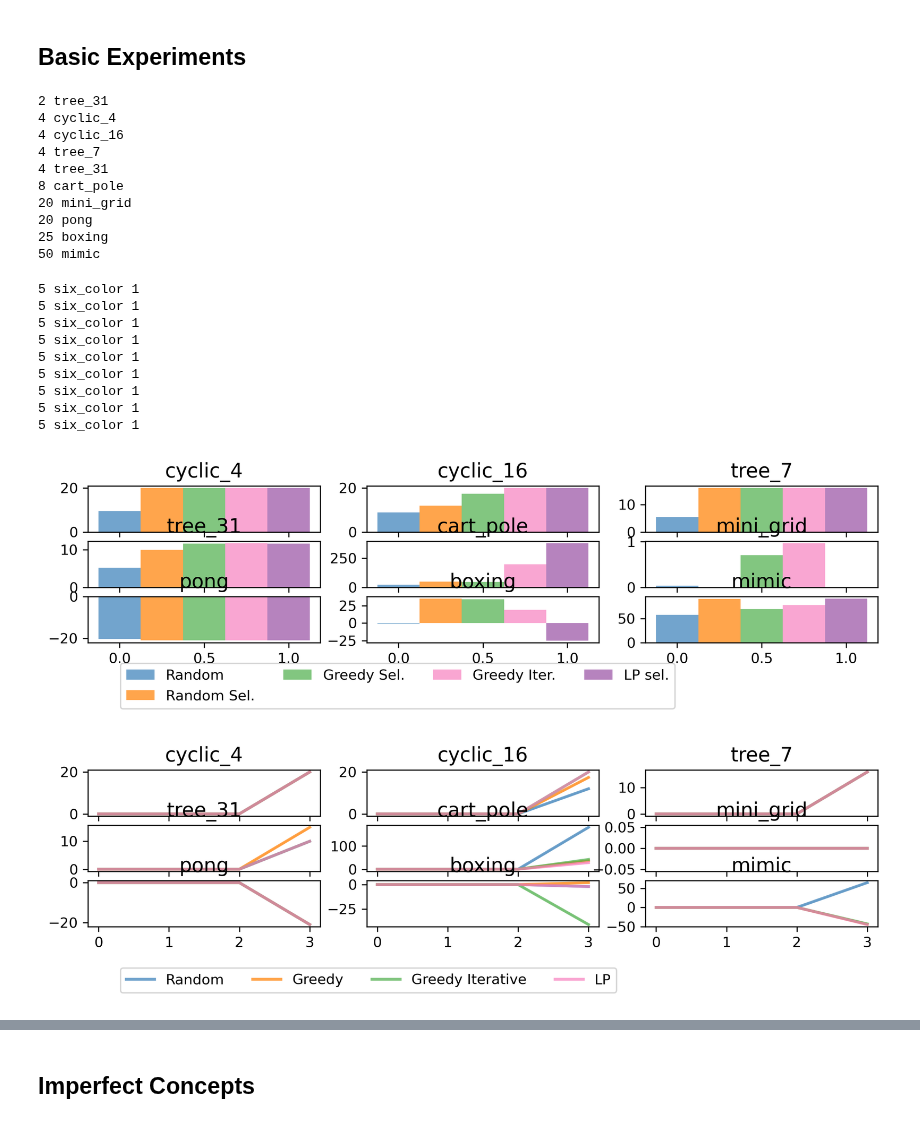
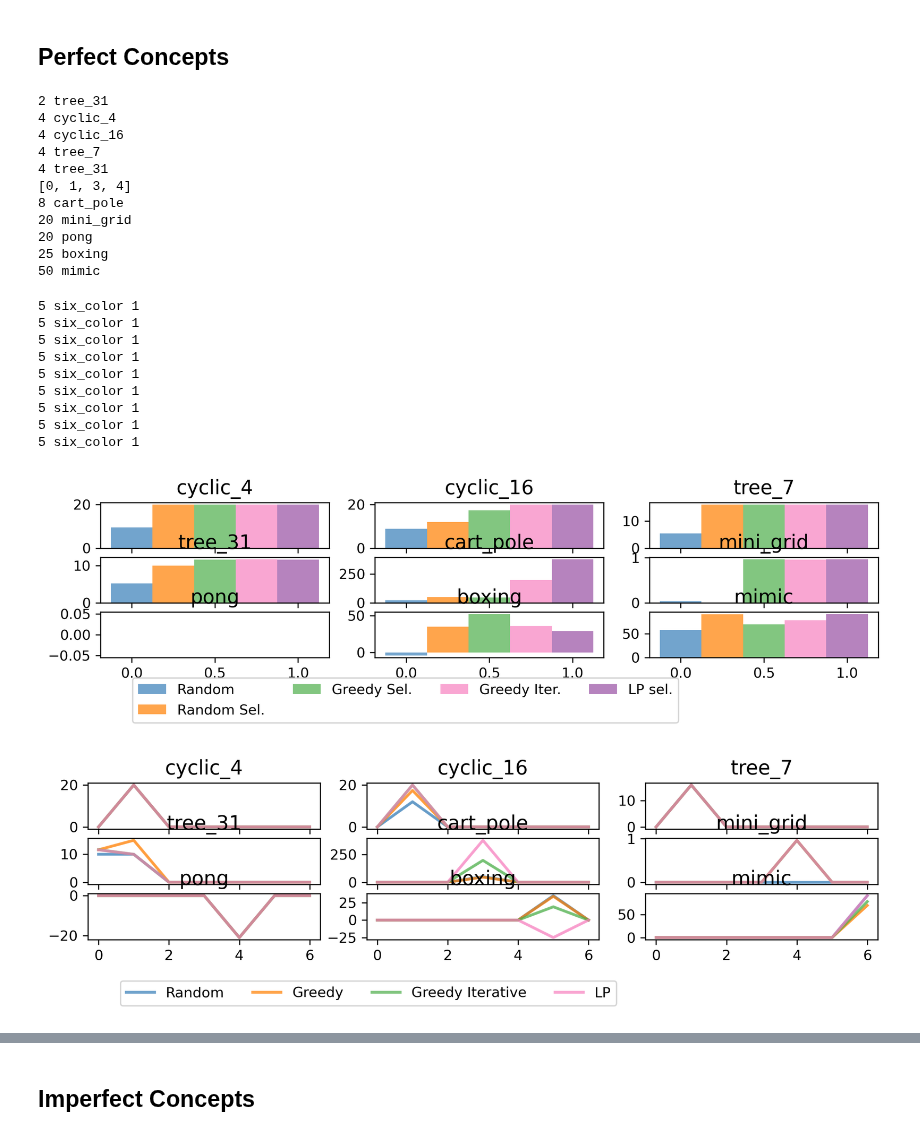
Before and after one commit to naveenr414/concept_decisions, a Jupyter notebook: scripts/notebooks/Plotting.ipynb, the cells around one changed output, grey strips where cells are left out. Cells and saved outputs as stored; diff of their text form; code cells hidden in the pictures.

```diff
--- a/scripts/notebooks/Plotting.ipynb
+++ b/scripts/notebooks/Plotting.ipynb
@@ -14,8 +14,8 @@ plt.rcParams['figure.dpi'] = 300
 plt.rcParams['savefig.dpi'] = 300
 # %%
 style_size = 'paper'
-# %% [markdown]
-## Basic Experiments
+# %% [markdown]
+## Perfect Concepts
 # %%
 training_times = {
     'cyclic_4':2500,
@@ -29,7 +29,7 @@ training_times = {
     'mimic': 250000,
 }
 # %%
-number_concepts = [2,4,6,8,20,25,50]
+number_concepts = [2,4,6,8,20,25,35,50]
 environments = ["cyclic_4","cyclic_16","tree_7","tree_31","cart_pole","mini_grid","pong","boxing","mimic"]
 
 random_results = [[0 for i in range(len(number_concepts))] for i in range(len(environments))]
@@ -45,6 +45,8 @@ for i,n in enumerate(number_concepts):
         if len(matching_params) == 0 or 'basic_comparison' not in matching_params[0]:
             res = [0,0,0,0,0]
         else:
+            if e == "cart_pole":
+                print(basic_comparison['lp']['concepts'])
             print(n,e)
             basic_comparison = matching_params[0]['basic_comparison']
             res = [
@@ -65,6 +67,7 @@ for i,n in enumerate(number_concepts):
 4 cyclic_16
 4 tree_7
 4 tree_31
+[0, 1, 3, 4]
 8 cart_pole
 20 mini_grid
 20 pong
@@ -105,7 +108,7 @@ num_by_env = {
     "tree_31": 2,
     "cart_pole": 8,
     "mini_grid": 20,
-    "pong": 20,
+    "pong": 35,
     "boxing": 25,
     "mimic": 50,
 }
@@ -114,34 +117,34 @@ for i in range(len(environments)):
     x_groups = list(range(5))
     idx = number_concepts.index(num_by_env[environments[i]])
     y_vals = [random_results[i][idx],random_selection[i][idx],
                 greedy_selection[i][idx],greedy_iterative_selection[i][idx],
                 lp_selection[i][idx]]
     x,y = index_to_tuple(i)
 
     d = {
         0: 'Random',
         1: 'Random Sel.',
         2: 'Greedy Sel.',
         3: 'Greedy Iter.',
         4: 'LP sel.'
     }
 
     plot_bar(ax[x][y],x_groups,y_vals,[0 for i in range(len(y_vals))], d,bar_format)
 
 legend_format = {'style_size': style_size,'type': 'is_global', 'loc': 'lower left', 'ncol': 4, 'bbox_to_anchor': (0.15,-0.25),'fontsize': 14}
 create_legend(fig,ax,plot_dimensions,legend_format)
 fig.savefig("../../results/figures/basic_comparison_methods.pdf",dpi=300, bbox_inches='tight')
 # %% [output]
 5 six_color 1
 5 six_color 1
 5 six_color 1
 5 six_color 1
 5 six_color 1
 5 six_color 1
 5 six_color 1
 5 six_color 1
 5 six_color 1
-[figure, old version]
+[figure, new version]
 # %%
 # Plot #concpet perf.
 # Plot Comparison for each env
@@ -185,4 +188,4 @@ legend_format = {'style_size': style_size,'type': 'is_global', 'loc': 'lower lef
 create_legend(fig,ax,plot_dimensions,legend_format)
 fig.savefig("../../results/figures/number_of_concepts_basic.pdf",dpi=300, bbox_inches='tight')
 # %% [output]
-[figure, old version]
+[figure, new version]
```
Also changed, not shown: parts of 14 cells of this notebook, 11 other files.
